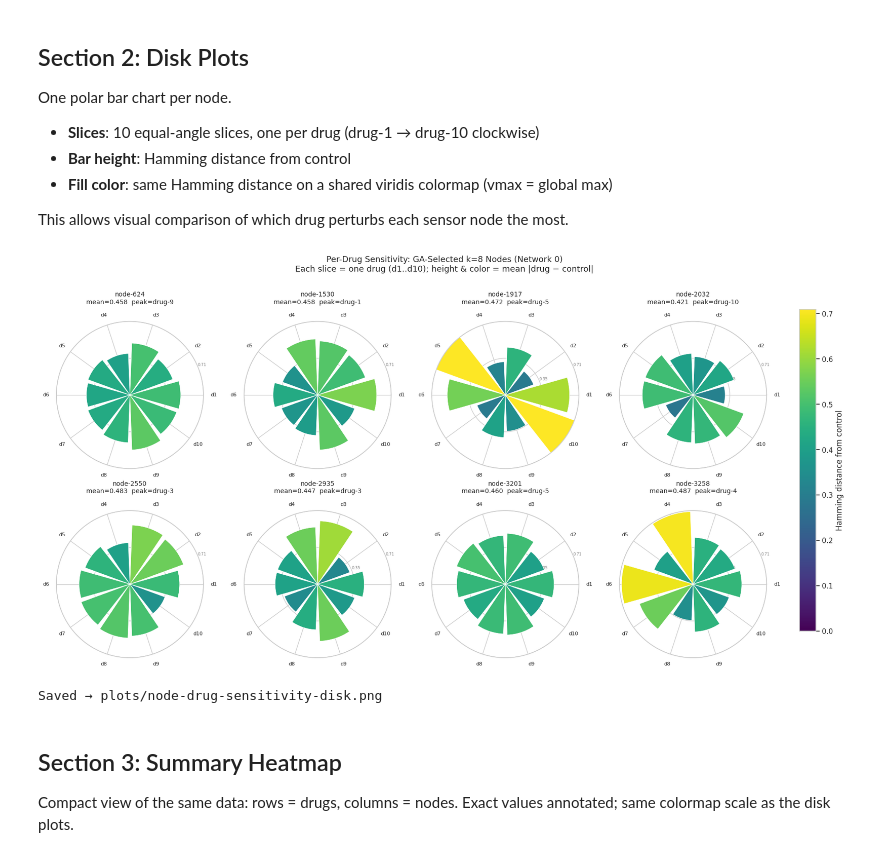
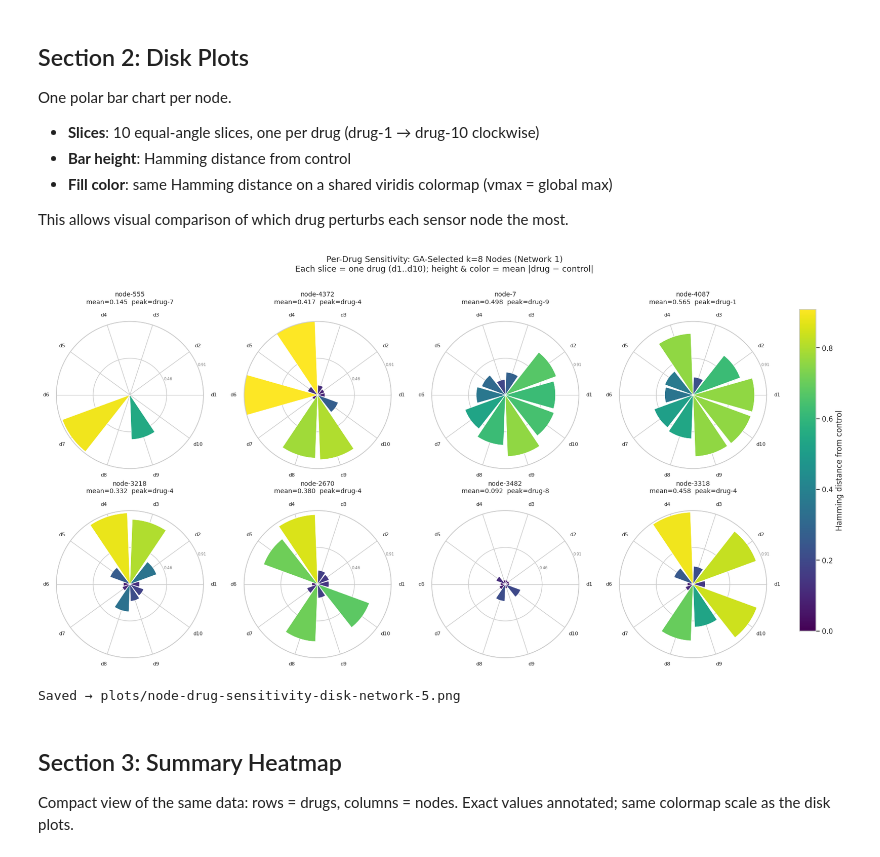
Before and after one commit to davidb2/boolean-threshold-network, a Jupyter notebook: notebooks/node-drug-sensitivity.ipynb, the cells around one changed output. Cells and saved outputs as stored; diff of their text form; code cells hidden in the pictures.

```diff
--- a/notebooks/node-drug-sensitivity.ipynb
+++ b/notebooks/node-drug-sensitivity.ipynb
@@ -49,3 +43,16 @@ Loading states (large file, may take a moment)...
 | 0 | control | 0 | 0 | 0 | False | False | True | True | ... |
 | 1 | control | 0 | 0 | 1 | False | False | False | True | ... |
 2 rows × 5004 columns
+# %%
+NETWORK_IDX = 5
+
+parse = lambda s: list(map(lambda node_name: int(node_name.split('-')[-1]), list(eval(s))))
+# GA-selected k=8 nodes for network 0 (max_num_features=8, final generation)
+# NODES_OF_INTEREST = [624, 1530, 1917, 2032, 2550, 2935, 3201, 3258] # network 0
+NODES_OF_INTEREST = [4166, 1500, 4023, 2468, 686, 2339, 1147, 65] # network 1
+NODES_OF_INTEREST = parse("{'node-1747', 'node-260', 'node-3064', 'node-4166', 'node-562', 'node-1707', 'node-3061', 'node-4377'}") # network 2
+NODES_OF_INTEREST = parse("{'node-3667', 'node-1046', 'node-461', 'node-1741', 'node-456', 'node-3115', 'node-1868', 'node-1111'}") # network 3
+NODES_OF_INTEREST = parse("{'node-3440', 'node-3394', 'node-3559', 'node-3569', 'node-4704', 'node-4070', 'node-1802', 'node-1896'}") # network 4
+NODES_OF_INTEREST = parse("{'node-4087', 'node-555', 'node-3482', 'node-4372', 'node-3218', 'node-2670', 'node-7', 'node-3318'}") # network 5
+NODE_COLS = [f'node-{n}' for n in NODES_OF_INTEREST]
+print(f"{NODES_OF_INTEREST=}")
@@ -184,38 +193,38 @@ for ax, node_col in zip(axes.flat, NODE_COLS):
         linewidth=0.6,
     )
 
     ax.set_xticks(theta)
     ax.set_xticklabels([f'd{i+1}' for i in range(n_drugs)], fontsize=8)
     ax.set_ylim(0, vmax)
     ax.set_yticks([vmax / 2, vmax])
     ax.set_yticklabels([f'{vmax/2:.2f}', f'{vmax:.2f}'], fontsize=6, color='gray')
 
     mean_h = hamming_df[node_col].mean()
     max_drug = all_drugs[hamming_df[node_col].values.argmax()]
     ax.set_title(
         f'{node_col}\nmean={mean_h:.3f}  peak={max_drug}',
         fontsize=10, pad=14,
     )
 
 fig.suptitle(
-    'Per-Drug Sensitivity: GA-Selected k=8 Nodes (Network 0)\n'
+    'Per-Drug Sensitivity: GA-Selected k=8 Nodes (Network 1)\n'
     'Each slice = one drug (d1..d10); height & color = mean |drug − control|',
     fontsize=13, y=1.01,
 )
 
 # Colorbar in a dedicated axes so it doesn't overlap the polar charts
 plt.tight_layout(rect=[0, 0, 0.92, 1])
 cbar_ax = fig.add_axes([0.93, 0.1, 0.02, 0.78])
 sm = cm.ScalarMappable(cmap=cmap, norm=norm)
 sm.set_array([])
 fig.colorbar(sm, cax=cbar_ax, label='Hamming distance from control')
 
-plt.savefig('../plots/node-drug-sensitivity-disk.png', dpi=150, bbox_inches='tight')
+plt.savefig(f'../plots/node-drug-sensitivity-disk-network-{NETWORK_IDX}.png', dpi=600, bbox_inches='tight')
 plt.show()
-print('Saved → plots/node-drug-sensitivity-disk.png')
+print(f'Saved → plots/node-drug-sensitivity-disk-network-{NETWORK_IDX}.png')
 # %% [output]
-[figure, old version]
+[figure, new version]
-Saved → plots/node-drug-sensitivity-disk.png
+Saved → plots/node-drug-sensitivity-disk-network-5.png
 # %% [markdown]
 ## Section 3: Summary Heatmap
 
```
Also changed, not shown: parts of 7 cells of this notebook, 5 other files.
